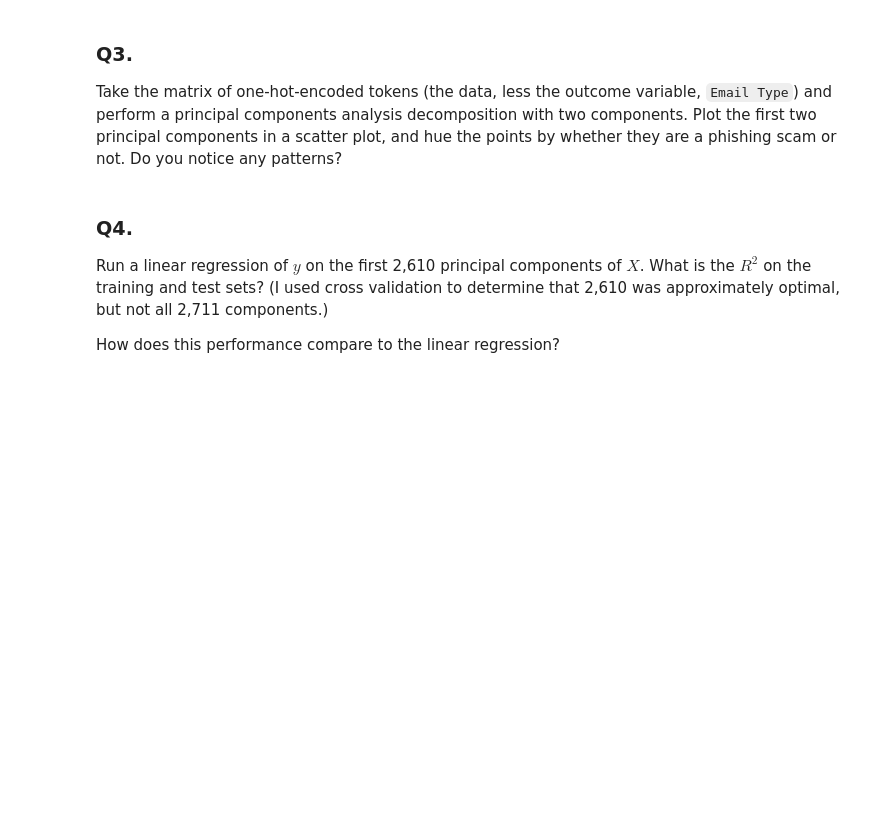
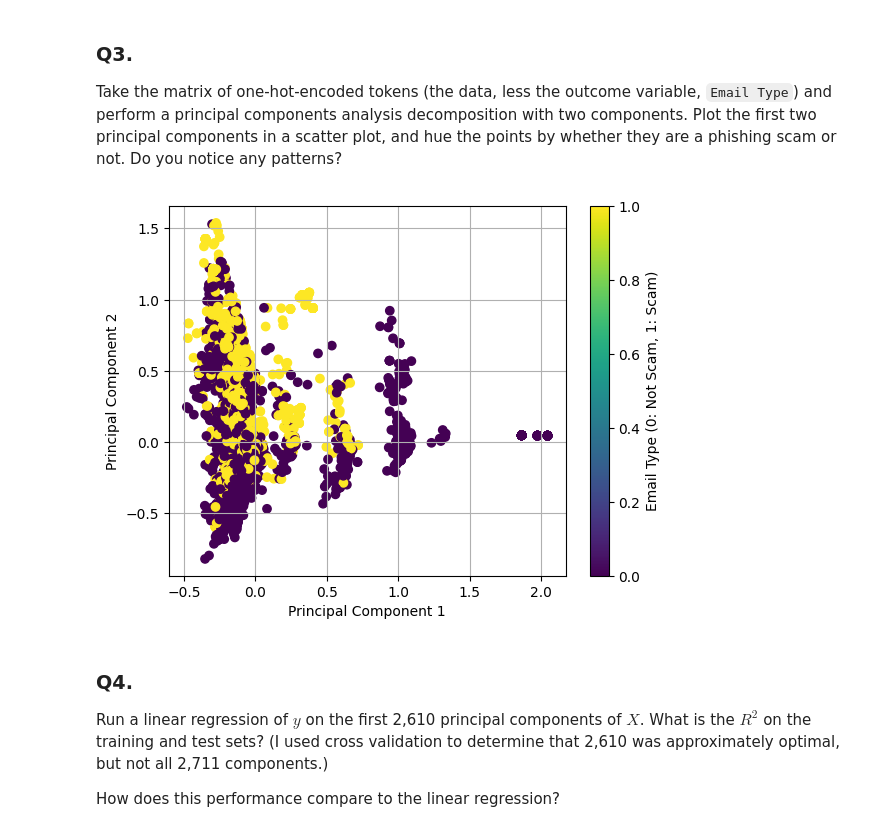
Before and after one commit to splitneutron/pca_assignment, a Jupyter notebook: assignment.ipynb, the cells around one changed output. Cells and saved outputs as stored; diff of their text form; code cells hidden in the pictures; blank space fills up the shorter version.

```diff
--- a/assignment.ipynb
+++ b/assignment.ipynb
@@ -92,6 +91,25 @@ R-squared:  0.6860301497199581
 ### Q3.
 
 Take the matrix of one-hot-encoded tokens (the data, less the outcome variable, `Email Type`) and perform a principal components analysis decomposition with two components. Plot the first two principal components in a scatter plot, and hue the points by whether they are a phishing scam or not. Do you notice any patterns?
+# %%
+from sklearn.decomposition import PCA # Import PCA class
+pca = PCA(n_components = 2) # Create PCA instance
+pca = pca.fit(X) # Create the decomposition
+X_pca = pca.transform(X)
+
+import matplotlib.pyplot as plt
+
+# Scatter plot
+plt.scatter(X_pca[:, 0], X_pca[:, 1], c=y)
+plt.xlabel('Principal Component 1')
+plt.ylabel('Principal Component 2')
+plt.colorbar(label='Email Type (0: Not Scam, 1: Scam)')
+plt.grid(True)
+plt.show()
+
+# For the highest Principal component 1 values, it is not a scam, but lower PC 1 values and higher PC 2 values are scams.
+# %% [output]
+[figure, added]
 # %% [markdown]
 ### Q4.
 
```
Also changed, not shown: parts of 4 cells of this notebook.
